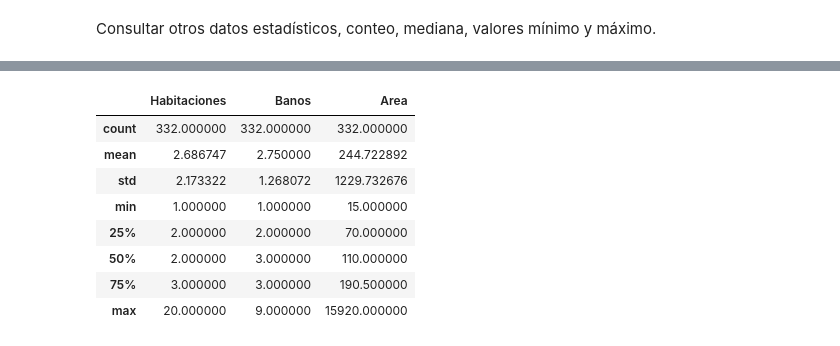
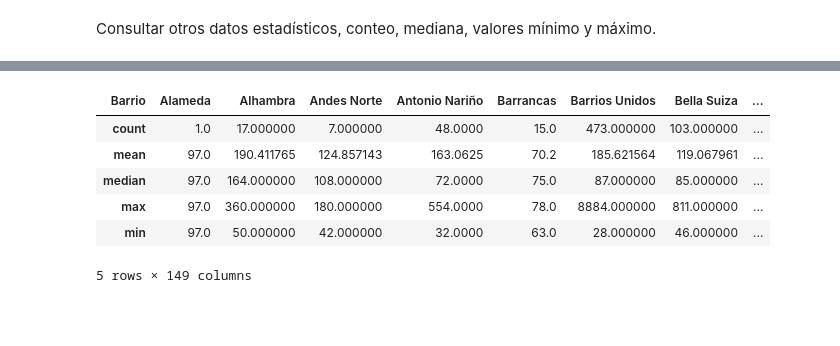
Before and after one commit to Nerebos/Inmsersion-de-datos, a Jupyter notebook: Desafios_Clase_1.ipynb, the cells around one changed output, grey strips where cells are left out. Saved outputs shown, nothing was run; the diff lists cells and outputs as text; code cells hidden in the pictures; blank space fills up the shorter version.

```diff
--- a/Desafios_Clase_1.ipynb
+++ b/Desafios_Clase_1.ipynb
@@ -204,12 +102,11 @@ inmuebles_test9.describe()
-# %%
-inmuebles_test10.describe()
-# %% [output]
-|  | Habitaciones | Banos | Area |
-| count | 332.000000 | 332.000000 | 332.000000 |
-| mean | 2.686747 | 2.750000 | 244.722892 |
-| std | 2.173322 | 1.268072 | 1229.732676 |
-| min | 1.000000 | 1.000000 | 15.000000 |
-| 25% | 2.000000 | 2.000000 | 70.000000 |
-| 50% | 2.000000 | 3.000000 | 110.000000 |
-| 75% | 3.000000 | 3.000000 | 190.500000 |
-| max | 20.000000 | 9.000000 | 15920.000000 |
+# %%
+Est_adc = inmuebles.groupby('Barrio')['Area'].agg(['count','mean','median','max','min']).T
+Est_adc
+# %% [output]
+| Barrio | Alameda | Alhambra | Andes Norte | Antonio Nariño | Barrancas | Barrios Unidos | Bella Suiza | ... |
+| count | 1.0 | 17.000000 | 7.000000 | 48.0000 | 15.0 | 473.000000 | 103.000000 | ... |
+| mean | 97.0 | 190.411765 | 124.857143 | 163.0625 | 70.2 | 185.621564 | 119.067961 | ... |
+| median | 97.0 | 164.000000 | 108.000000 | 72.0000 | 75.0 | 87.000000 | 85.000000 | ... |
+| max | 97.0 | 360.000000 | 180.000000 | 554.0000 | 78.0 | 8884.000000 | 811.000000 | ... |
+| min | 97.0 | 50.000000 | 42.000000 | 32.0000 | 63.0 | 28.000000 | 46.000000 | ... |
+5 rows × 149 columns
```
Also changed, not shown: parts of 21 cells of this notebook.
